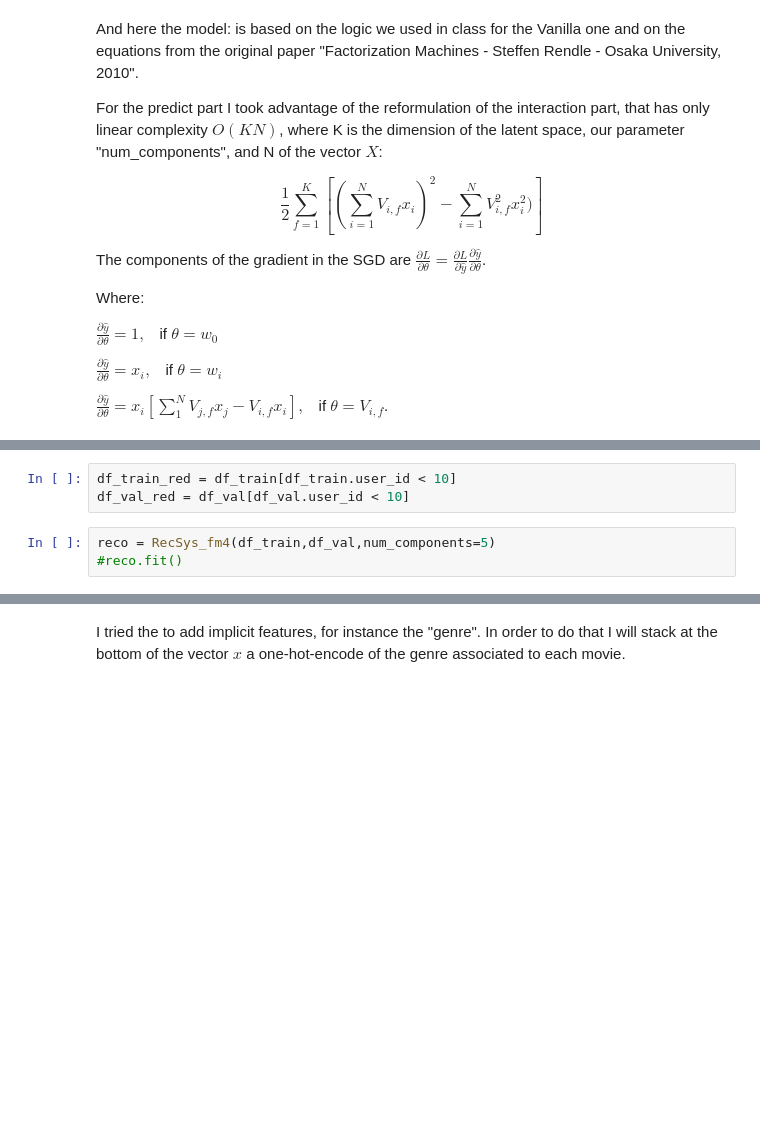
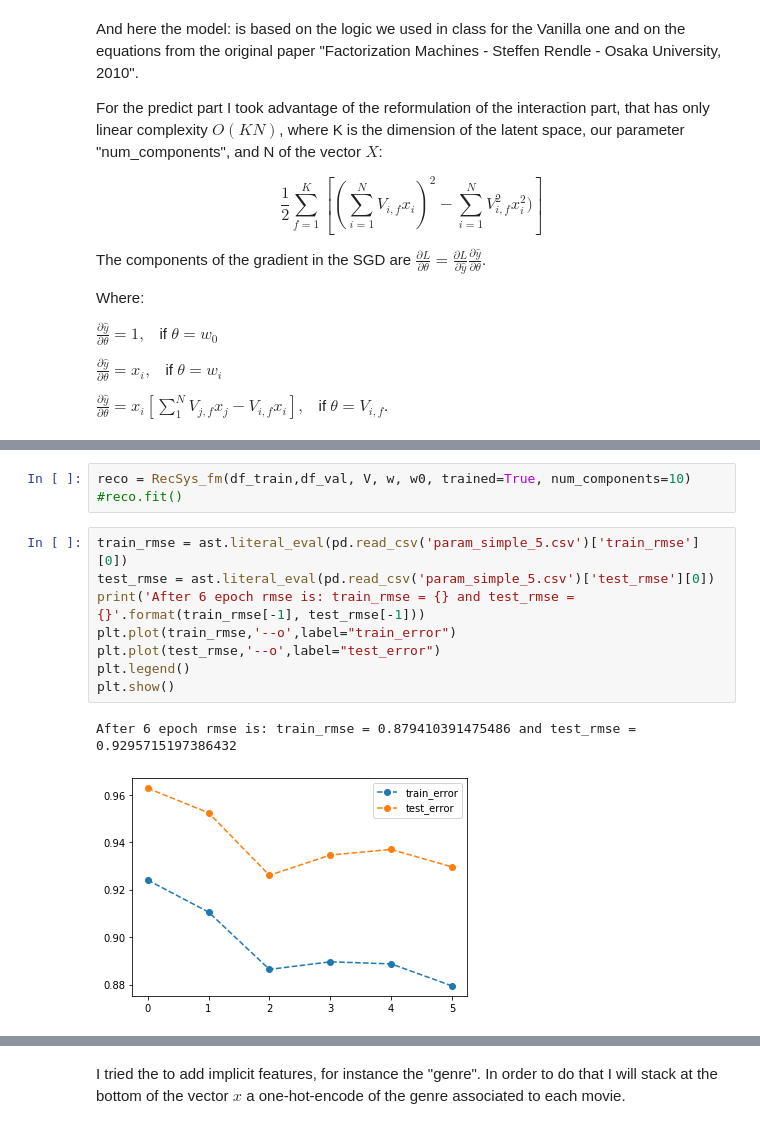
Before and after one commit to pablogrr/FM_RECCOM_4_MOVIES, a Jupyter notebook: Kaggle_FM_GH.ipynb, the cells around one changed output, grey strips where cells are left out. Saved outputs shown, nothing was run; the diff lists cells and outputs as text; blank space fills up the shorter version.

```diff
--- a/Kaggle_FM_GH.ipynb
+++ b/Kaggle_FM_GH.ipynb
@@ -198,9 +217,17 @@ class RecSys_fm():
         interact  = sum(sx**2 - dx)/2
 
         return self.w0 + linear + interact
-# %%
-df_train_red = df_train[df_train.user_id < 10]
-df_val_red = df_val[df_val.user_id < 10]
 # %%
-reco = RecSys_fm4(df_train,df_val,num_components=5)
+reco = RecSys_fm(df_train,df_val, V, w, w0, trained=True, num_components=10)
 #reco.fit()
+# %%
+train_rmse = ast.literal_eval(pd.read_csv('param_simple_5.csv')['train_rmse'][0])
+test_rmse = ast.literal_eval(pd.read_csv('param_simple_5.csv')['test_rmse'][0])
+print('After 6 epoch rmse is: train_rmse = {} and test_rmse = {}'.format(train_rmse[-1], test_rmse[-1]))
+plt.plot(train_rmse,'--o',label="train_error")
+plt.plot(test_rmse,'--o',label="test_error")
+plt.legend()
+plt.show()
+# %% [output]
+After 6 epoch rmse is: train_rmse = 0.879410391475486 and test_rmse = 0.9295715197386432
+[figure, added]
```
Also changed, not shown: parts of 21 cells of this notebook.
